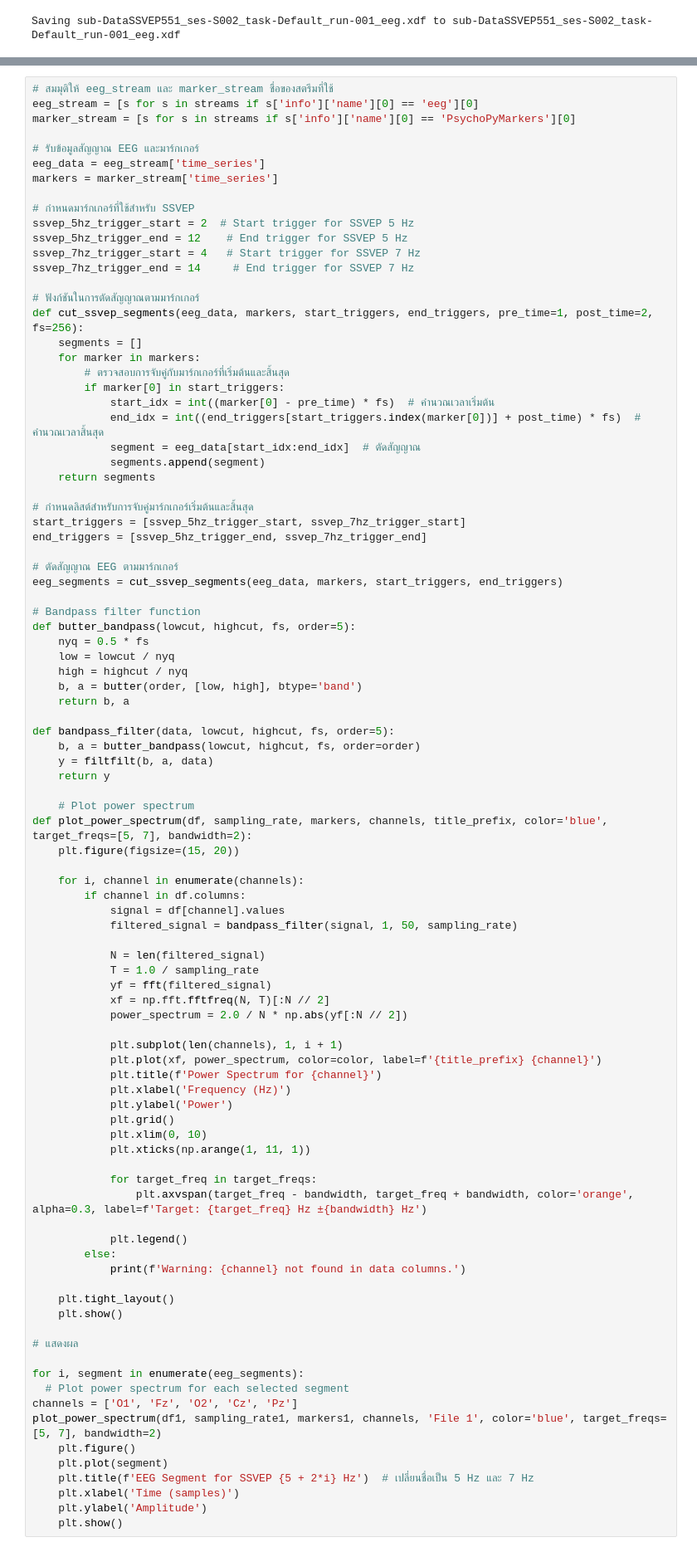
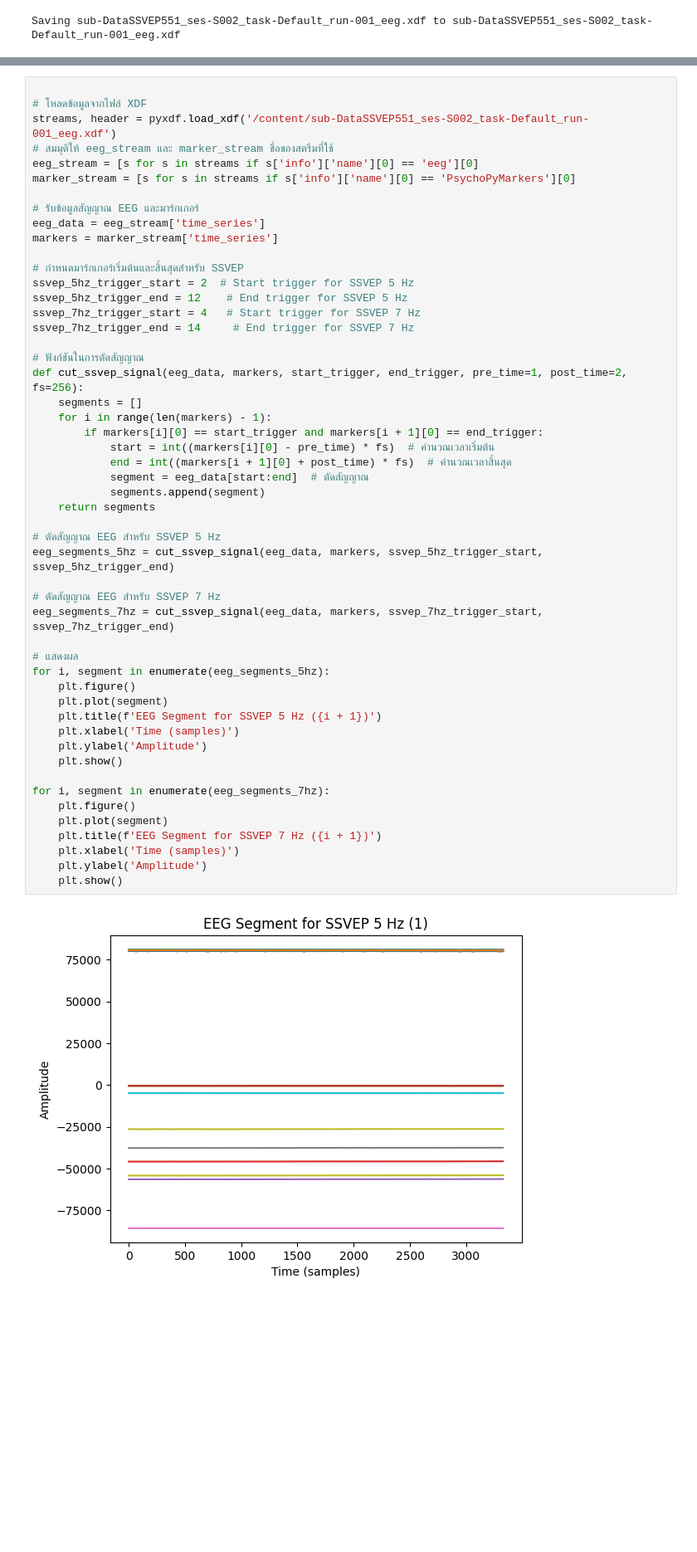
Before and after one commit to KAFE45/Colab-LabBCI, a Jupyter notebook: KAFE.ipynb, the cells around one changed output, grey strips where cells are left out. Shown at 83% size. Drawn from its saved outputs; the diff is of its cells as text; blank space fills up the shorter version.

```diff
--- a/KAFE.ipynb
+++ b/KAFE.ipynb
@@ -109,93 +71,53 @@ for segment, marker in cut_segments:
 # %%
+
+# โหลดข้อมูลจากไฟล์ XDF
+streams, header = pyxdf.load_xdf('/content/sub-DataSSVEP551_ses-S002_task-Default_run-001_eeg.xdf')
 # สมมุติให้ eeg_stream และ marker_stream ชื่อของสตรีมที่ใช้
 eeg_stream = [s for s in streams if s['info']['name'][0] == 'eeg'][0]
 marker_stream = [s for s in streams if s['info']['name'][0] == 'PsychoPyMarkers'][0]
 
 # รับข้อมูลสัญญาณ EEG และมาร์กเกอร์
 eeg_data = eeg_stream['time_series']
 markers = marker_stream['time_series']
 
-# กำหนดมาร์กเกอร์ที่ใช้สำหรับ SSVEP
+# กำหนดมาร์กเกอร์เริ่มต้นและสิ้นสุดสำหรับ SSVEP
 ssvep_5hz_trigger_start = 2  # Start trigger for SSVEP 5 Hz
 ssvep_5hz_trigger_end = 12    # End trigger for SSVEP 5 Hz
 ssvep_7hz_trigger_start = 4   # Start trigger for SSVEP 7 Hz
 ssvep_7hz_trigger_end = 14     # End trigger for SSVEP 7 Hz
 
-# ฟังก์ชันในการตัดสัญญาณตามมาร์กเกอร์
-def cut_ssvep_segments(eeg_data, markers, start_triggers, end_triggers, pre_time=1, post_time=2, fs=256):
+# ฟังก์ชันในการตัดสัญญาณ
+def cut_ssvep_signal(eeg_data, markers, start_trigger, end_trigger, pre_time=1, post_time=2, fs=256):
     segments = []
-    for marker in markers:
-        # ตรวจสอบการจับคู่กับมาร์กเกอร์ที่เริ่มต้นและสิ้นสุด
-        if marker[0] in start_triggers:
-            start_idx = int((marker[0] - pre_time) * fs)  # คำนวณเวลาเริ่มต้น
-            end_idx = int((end_triggers[start_triggers.index(marker[0])] + post_time) * fs)  # คำนวณเวลาสิ้นสุด
-            segment = eeg_data[start_idx:end_idx]  # ตัดสัญญาณ
+    for i in range(len(markers) - 1):
+        if markers[i][0] == start_trigger and markers[i + 1][0] == end_trigger:
+            start = int((markers[i][0] - pre_time) * fs)  # คำนวณเวลาเริ่มต้น
+            end = int((markers[i + 1][0] + post_time) * fs)  # คำนวณเวลาสิ้นสุด
+            segment = eeg_data[start:end]  # ตัดสัญญาณ
             segments.append(segment)
     return segments
 
-# กำหนดลิสต์สำหรับการจับคู่มาร์กเกอร์เริ่มต้นและสิ้นสุด
-start_triggers = [ssvep_5hz_trigger_start, ssvep_7hz_trigger_start]
-end_triggers = [ssvep_5hz_trigger_end, ssvep_7hz_trigger_end]
+# ตัดสัญญาณ EEG สำหรับ SSVEP 5 Hz
+eeg_segments_5hz = cut_ssvep_signal(eeg_data, markers, ssvep_5hz_trigger_start, ssvep_5hz_trigger_end)
 
-# ตัดสัญญาณ EEG ตามมาร์กเกอร์
-eeg_segments = cut_ssvep_segments(eeg_data, markers, start_triggers, end_triggers)
-
-# Bandpass filter function
-def butter_bandpass(lowcut, highcut, fs, order=5):
-    nyq = 0.5 * fs
-    low = lowcut / nyq
-    high = highcut / nyq
-    b, a = butter(order, [low, high], btype='band')
-    return b, a
-
-def bandpass_filter(data, lowcut, highcut, fs, order=5):
-    b, a = butter_bandpass(lowcut, highcut, fs, order=order)
-    y = filtfilt(b, a, data)
-    return y
-
-    # Plot power spectrum
-def plot_power_spectrum(df, sampling_rate, markers, channels, title_prefix, color='blue', target_freqs=[5, 7], bandwidth=2):
-    plt.figure(figsize=(15, 20))
-
-    for i, channel in enumerate(channels):
-        if channel in df.columns:
-            signal = df[channel].values
-            filtered_signal = bandpass_filter(signal, 1, 50, sampling_rate)
-
-            N = len(filtered_signal)
-            T = 1.0 / sampling_rate
-            yf = fft(filtered_signal)
-            xf = np.fft.fftfreq(N, T)[:N // 2]
-            power_spectrum = 2.0 / N * np.abs(yf[:N // 2])
-
-            plt.subplot(len(channels), 1, i + 1)
-            plt.plot(xf, power_spectrum, color=color, label=f'{title_prefix} {channel}')
-            plt.title(f'Power Spectrum for {channel}')
-            plt.xlabel('Frequency (Hz)')
-            plt.ylabel('Power')
-            plt.grid()
-            plt.xlim(0, 10)
-            plt.xticks(np.arange(1, 11, 1))
-
-            for target_freq in target_freqs:
-                plt.axvspan(target_freq - bandwidth, target_freq + bandwidth, color='orange', alpha=0.3, label=f'Target: {target_freq} Hz ±{bandwidth} Hz')
-
-            plt.legend()
-        else:
-            print(f'Warning: {channel} not found in data columns.')
-
-    plt.tight_layout()
-    plt.show()
+# ตัดสัญญาณ EEG สำหรับ SSVEP 7 Hz
+eeg_segments_7hz = cut_ssvep_signal(eeg_data, markers, ssvep_7hz_trigger_start, ssvep_7hz_trigger_end)
 
 # แสดงผล
-
-for i, segment in enumerate(eeg_segments):
-  # Plot power spectrum for each selected segment
-channels = ['O1', 'Fz', 'O2', 'Cz', 'Pz']
-plot_power_spectrum(df1, sampling_rate1, markers1, channels, 'File 1', color='blue', target_freqs=[5, 7], bandwidth=2)
+for i, segment in enumerate(eeg_segments_5hz):
     plt.figure()
     plt.plot(segment)
-    plt.title(f'EEG Segment for SSVEP {5 + 2*i} Hz')  # เปลี่ยนชื่อเป็น 5 Hz และ 7 Hz
+    plt.title(f'EEG Segment for SSVEP 5 Hz ({i + 1})')
     plt.xlabel('Time (samples)')
     plt.ylabel('Amplitude')
     plt.show()
+
+for i, segment in enumerate(eeg_segments_7hz):
+    plt.figure()
+    plt.plot(segment)
+    plt.title(f'EEG Segment for SSVEP 7 Hz ({i + 1})')
+    plt.xlabel('Time (samples)')
+    plt.ylabel('Amplitude')
+    plt.show()
+# %% [output]
+[figure, added]
```
Also changed, not shown: parts of 4 cells of this notebook.
